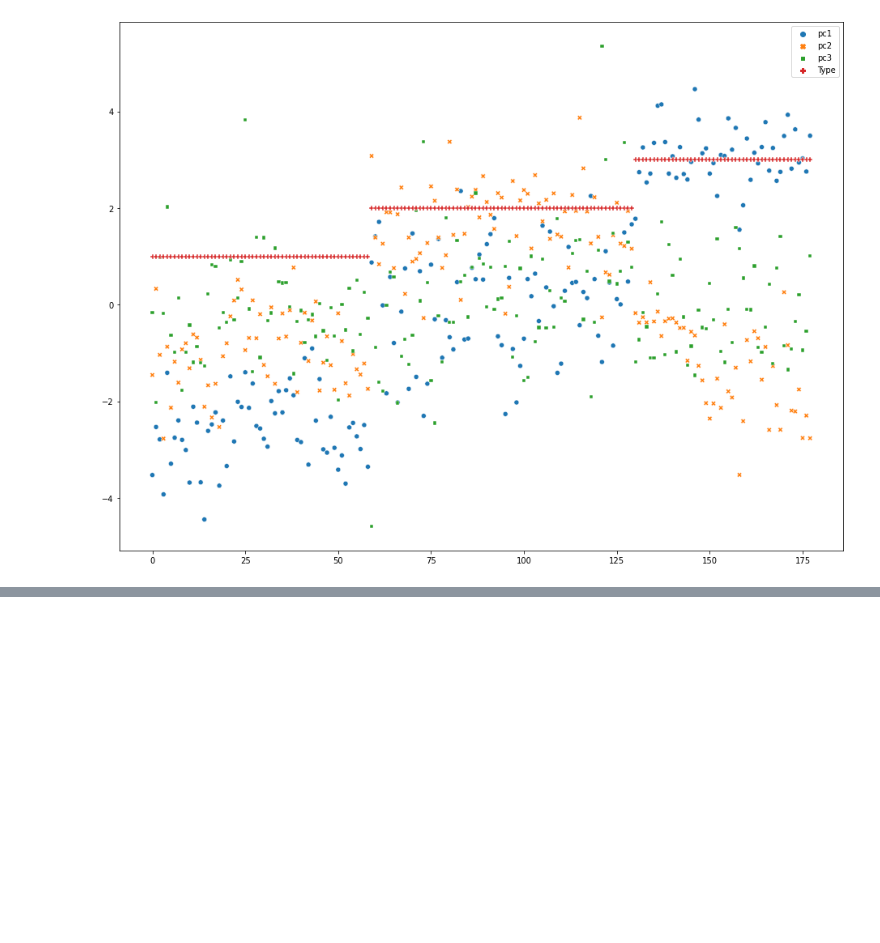
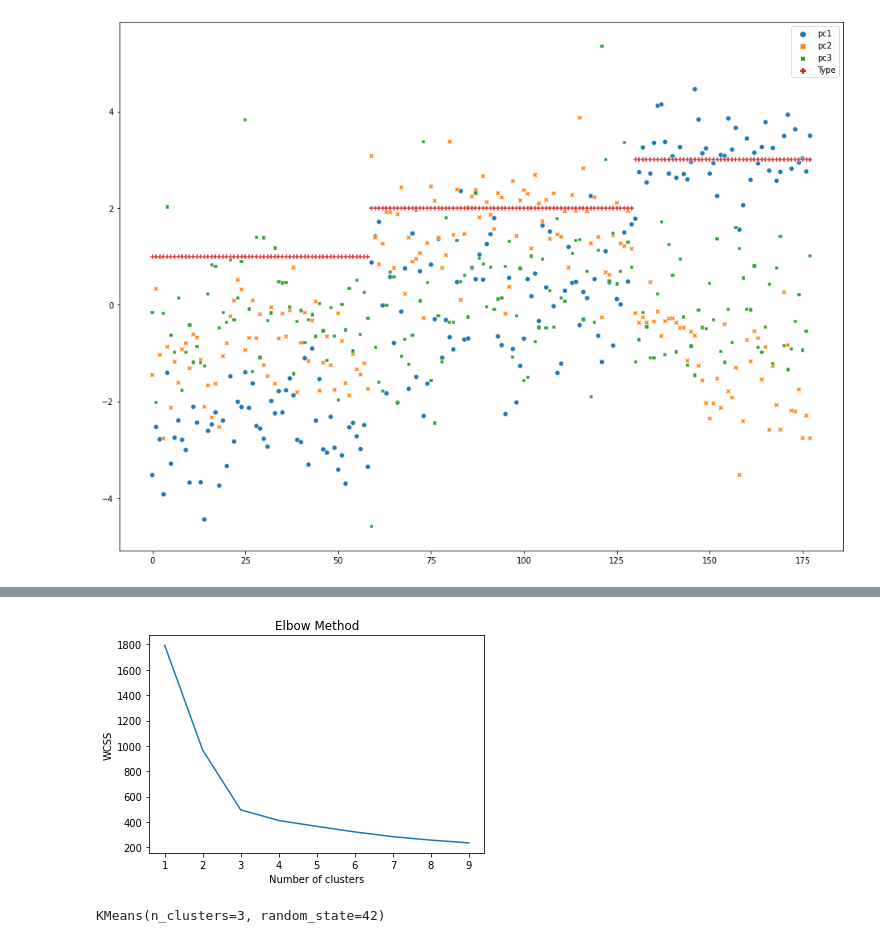
Before and after one commit to Bhavin52/Assignment, a Jupyter notebook: PCA_Q1.ipynb, the cells around one changed output, grey strips where cells are left out. Saved outputs shown, nothing was run; the diff lists cells and outputs as text; code cells hidden in the pictures; blank space fills up the shorter version.

```diff
--- a/PCA_Q1.ipynb
+++ b/PCA_Q1.ipynb
@@ -227,0 +262,21 @@ sns.scatterplot(data=f_wine)
+# %%
+from sklearn.cluster import KMeans  # showing Elbow curve minimum required cluster is 3 as after WCSS(sum of squared distance between each point and the centroid in a cluster.) Marginal change
+wcss = []
+for i in range(1, 10):
+    kmeans = KMeans(n_clusters=i,random_state=0)
+    kmeans.fit(f_wine)
+    wcss.append(kmeans.inertia_)
+
+plt.plot(range(1, 10), wcss)
+plt.title('Elbow Method')
+plt.xlabel('Number of clusters')
+plt.ylabel('WCSS')
+plt.show()
+# %% [output]
+[figure, added]
+# %%
+from sklearn.cluster import KMeans
+clusters_Kmeans = KMeans(3, random_state=42)
+clusters_Kmeans.fit(f_wine)
+# %% [output]
+KMeans(n_clusters=3, random_state=42)
```
Also changed, not shown: parts of 8 cells of this notebook.
